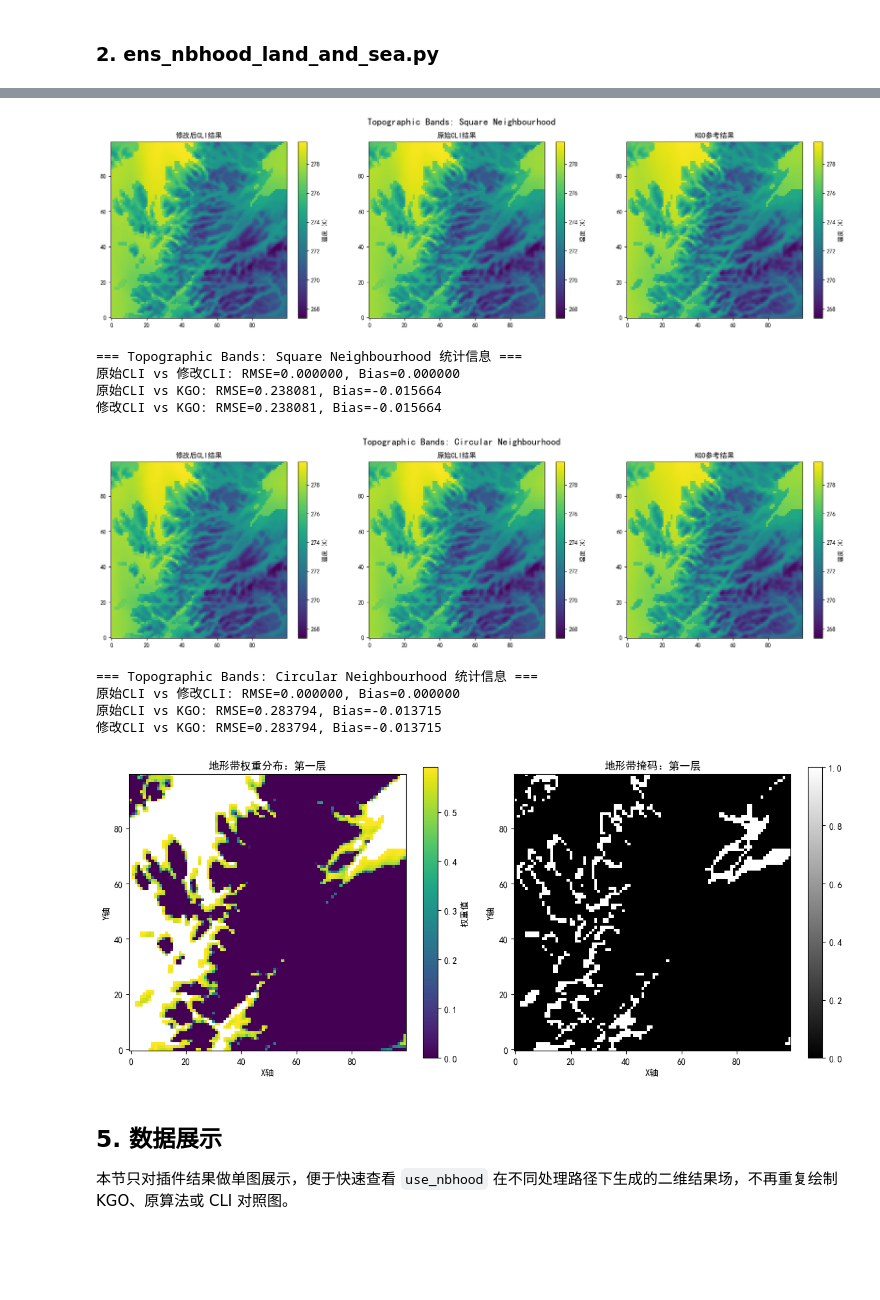
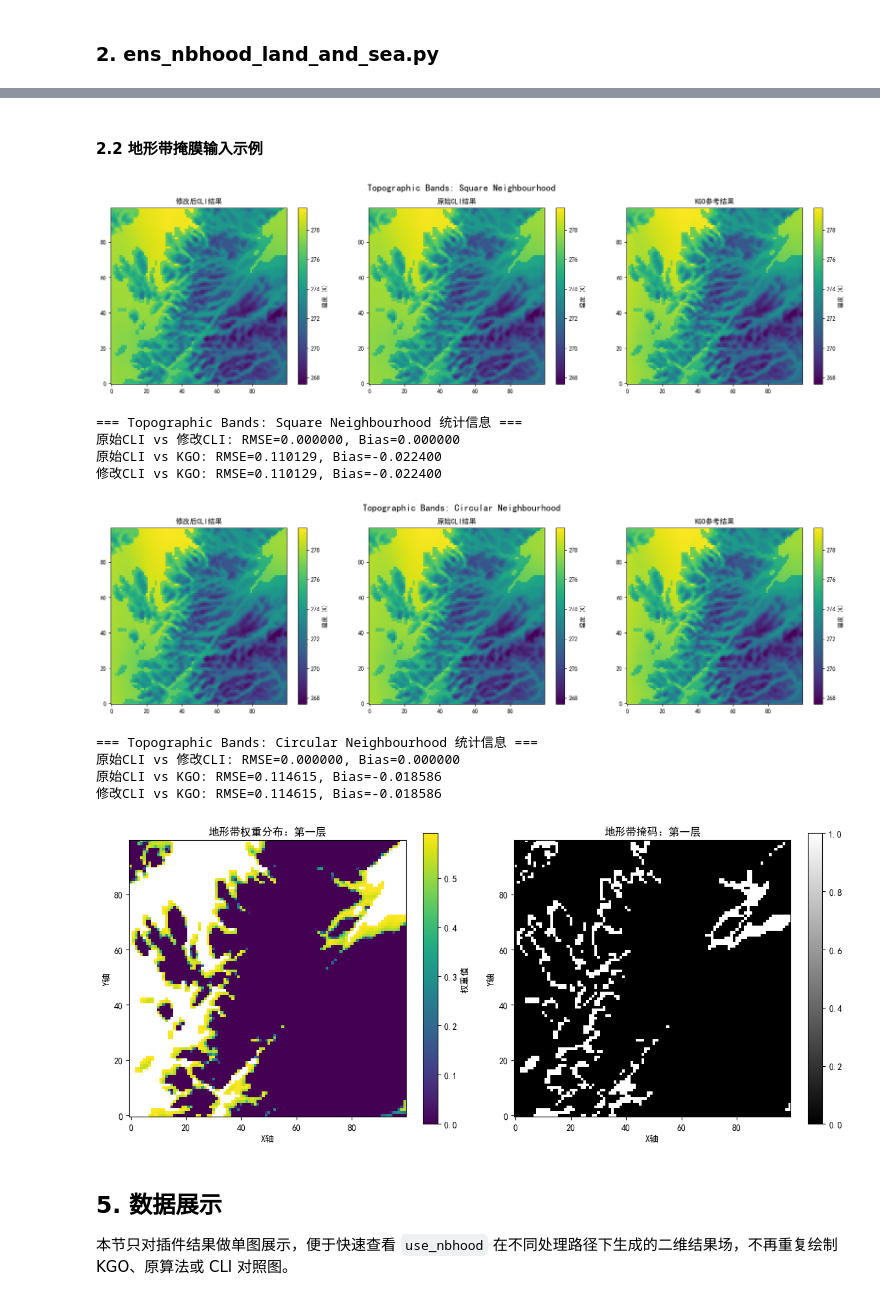
Before and after one commit to guoyunqian/NIMM_pip_repos, a Jupyter notebook: 00temp/neighbourhood_probability_processing/nbs/use_nbhood.ipynb, the cells around one changed output, grey strips where cells are left out. Cells and saved outputs as stored; diff of their text form; code cells hidden in the pictures; blank space fills up the shorter version.

```diff
--- a/00temp/neighbourhood_probability_processing/nbs/use_nbhood.ipynb
+++ b/00temp/neighbourhood_probability_processing/nbs/use_nbhood.ipynb
@@ -932,22 +554,27 @@ def _first_2d(da):
     return np.asarray(out)
 
 def load_data(path, var_name='air_temperature'):
-    """智能加载变量：优先使用指定变量名，未指定时自动选择主变量"""
+    """智能加载变量：优先使用指定变量名，未指定时自动选择主变量。
+
+    读入内存后立即关闭数据集句柄，避免 Windows 下文件被内核长期占用而无法覆盖。
+    """
     try:
         ds = xr.open_dataset(path, engine='netcdf4')
+    except Exception:
+        return None
+    try:
         if var_name in ds.variables:
-            return ds[var_name]
-
+            return ds[var_name].load()
         # 自动选择主变量：跳过边界变量和网格映射变量
         for name, da in ds.data_vars.items():
             if name.endswith('_bnds'):
                 continue
             if da.ndim == 0 and 'grid_mapping_name' in da.attrs:
                 continue
-            return ds[name]
+            return da.load()
         return None
-    except Exception:
-        return None
+    finally:
+        ds.close()
 
 def plot_result_comparison(title, cli_modified, cli_original, kgo_reference):
     """绘制修改后算法、KGO 和原算法结果对比图。"""
@@ -1202,0 +786,2 @@ process(
+# %% [markdown]
+#### 2.2 地形带掩膜输入示例
@@ -1203,28 +814,8 @@ process(
 # %%
-import xarray as xr
-import numpy as np
-import matplotlib.pyplot as plt
-from pathlib import Path
-
-# 路径定义
-PROJECT_DIR = Path.cwd().parent
-RESOURCE_DIR = PROJECT_DIR / "test_data" / "official_test_use_nbhood"
-
-# 原始CLI结果路径
-topo_bands_dir = RESOURCE_DIR / 'land_and_sea' / 'topographic_bands'
-# 修改算法CLI结果路径
-land_normalized_dir = RESOURCE_DIR / 'land_and_sea' / 'normalized_meb6d'
-
-# --- 主程序：地形带（topographic bands）邻域处理结果对比 ---
-
-# 1. 加载方形邻域数据
+# 原始 CLI 参考结果与 KGO（保存的官方样例，直接读取）
 cli_orig_sq = load_data(topo_bands_dir / 'cli_topographic_bands_square_result.nc')
-cli_mod_sq = load_data(land_normalized_dir / 'cli_test_topographic_bands_result.nc')
 kgo_sq = load_data(topo_bands_dir / 'kgo.nc')
-
-# 2. 加载圆形邻域数据
 cli_orig_ci = load_data(topo_bands_dir / 'cli_topographic_bands_circular_result.nc')
-cli_mod_ci = load_data(land_normalized_dir / 'cli_test_topographic_bands_circular_result.nc')
 kgo_ci = load_data(topo_bands_dir / 'kgo_circular.nc')
 if kgo_ci is None:
     kgo_ci = kgo_sq  # 如果没有专门的圆形KGO，使用方形的KGO
@@ -1238,48 +829,45 @@ if cli_orig_ci is not None and cli_mod_ci is not None and kgo_ci is not None:
 
 # 加载并显示地形带权重和掩码
 try:
-    # 1. 地形带权重
-    weights = load_data(land_normalized_dir / 'weights_land.nc', var_name='topographic_zone_weights')
-
+    weights = load_primary(land_cli_input / 'weights_land.nc', 'topographic_zone_weights')
     weights_2d = _first_2d(weights)
 
     plt.figure(figsize=(12, 5))
 
     plt.subplot(1, 2, 1)
     plt.imshow(weights_2d, cmap='viridis', origin='lower')
     plt.colorbar(label='权重值')
     plt.title('地形带权重分布：第一层')
     plt.xlabel('X轴')
     plt.ylabel('Y轴')
 
-    # 2. 地形带掩码
-    topo_mask = load_data(land_normalized_dir / 'topographic_bands_land.nc', var_name='topography_mask')
+    topo_mask = load_primary(land_cli_input / 'topographic_bands_land.nc', 'topography_mask')
 
     if topo_mask is not None:
         topo_mask_2d = _first_2d(topo_mask)
 
         plt.subplot(1, 2, 2)
         plt.imshow(topo_mask_2d, cmap='gray', origin='lower')
         plt.colorbar()
         plt.title('地形带掩码：第一层')
         plt.xlabel('X轴')
         plt.ylabel('Y轴')
 
         plt.tight_layout()
         plt.show()
 except Exception as e:
     pass
 # %% [output]
-[figure, old version]
+[figure, new version]
 === Topographic Bands: Square Neighbourhood 统计信息 ===
 原始CLI vs 修改CLI: RMSE=0.000000, Bias=0.000000
-原始CLI vs KGO: RMSE=0.238081, Bias=-0.015664
-修改CLI vs KGO: RMSE=0.238081, Bias=-0.015664
+原始CLI vs KGO: RMSE=0.110129, Bias=-0.022400
+修改CLI vs KGO: RMSE=0.110129, Bias=-0.022400
-[figure, old version]
+[figure, new version]
 === Topographic Bands: Circular Neighbourhood 统计信息 ===
 原始CLI vs 修改CLI: RMSE=0.000000, Bias=0.000000
-原始CLI vs KGO: RMSE=0.283794, Bias=-0.013715
-修改CLI vs KGO: RMSE=0.283794, Bias=-0.013715
+原始CLI vs KGO: RMSE=0.114615, Bias=-0.018586
+修改CLI vs KGO: RMSE=0.114615, Bias=-0.018586
 [figure]
 # %% [markdown]
 ## 5. 数据展示
```
Also changed, not shown: parts of 30 cells of this notebook, 28 other files.
